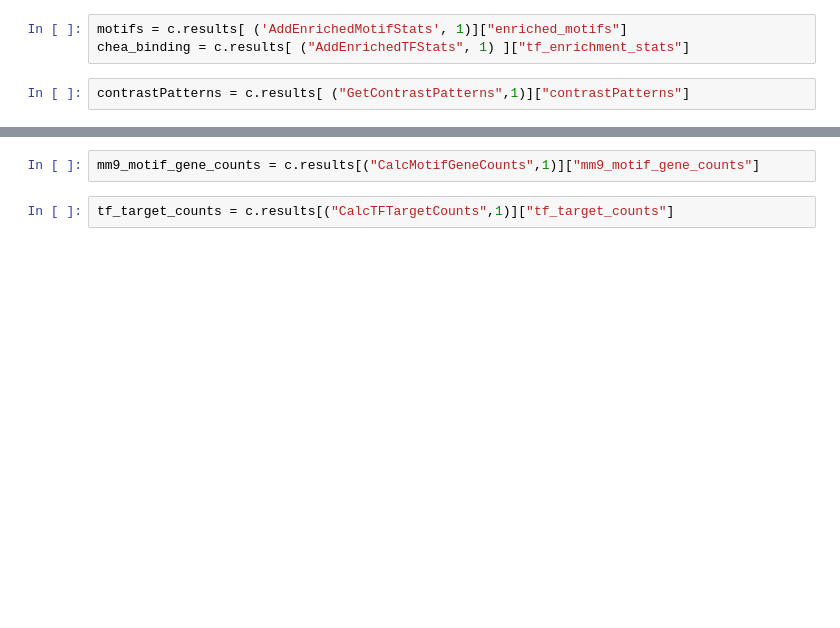
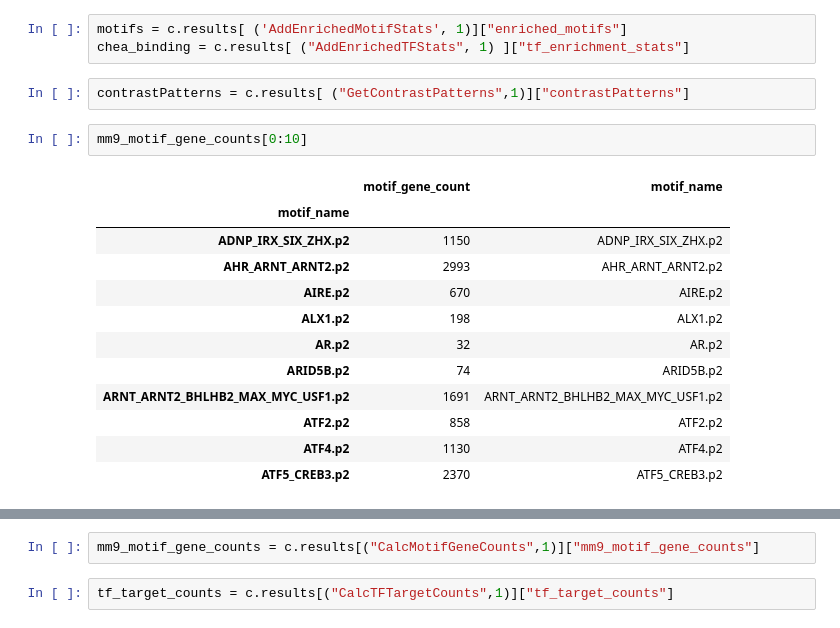
Before and after one commit to aheilbut/pdmouse, a Jupyter notebook: py/pd_chea.ipynb, the cells around one changed output, grey strips where cells are left out. Cells and saved outputs as stored; diff of their text form; blank space fills up the shorter version.

```diff
--- a/py/pd_chea.ipynb
+++ b/py/pd_chea.ipynb
@@ -207,3 +207,18 @@ motifs = c.results[ ('AddEnrichedMotifStats', 1)]["enriched_motifs"]
 chea_binding = c.results[ ("AddEnrichedTFStats", 1) ]["tf_enrichment_stats"]
 # %%
 contrastPatterns = c.results[ ("GetContrastPatterns",1)]["contrastPatterns"]
+# %%
+mm9_motif_gene_counts[0:10]
+# %% [output]
+|  | motif_gene_count | motif_name |
+| motif_name |  |  |
+| ADNP_IRX_SIX_ZHX.p2 | 1150 | ADNP_IRX_SIX_ZHX.p2 |
+| AHR_ARNT_ARNT2.p2 | 2993 | AHR_ARNT_ARNT2.p2 |
+| AIRE.p2 | 670 | AIRE.p2 |
+| ALX1.p2 | 198 | ALX1.p2 |
+| AR.p2 | 32 | AR.p2 |
+| ARID5B.p2 | 74 | ARID5B.p2 |
+| ARNT_ARNT2_BHLHB2_MAX_MYC_USF1.p2 | 1691 | ARNT_ARNT2_BHLHB2_MAX_MYC_USF1.p2 |
+| ATF2.p2 | 858 | ATF2.p2 |
+| ATF4.p2 | 1130 | ATF4.p2 |
+| ATF5_CREB3.p2 | 2370 | ATF5_CREB3.p2 |
```
Also changed, not shown: parts of 22 cells of this notebook, 4 other files.
